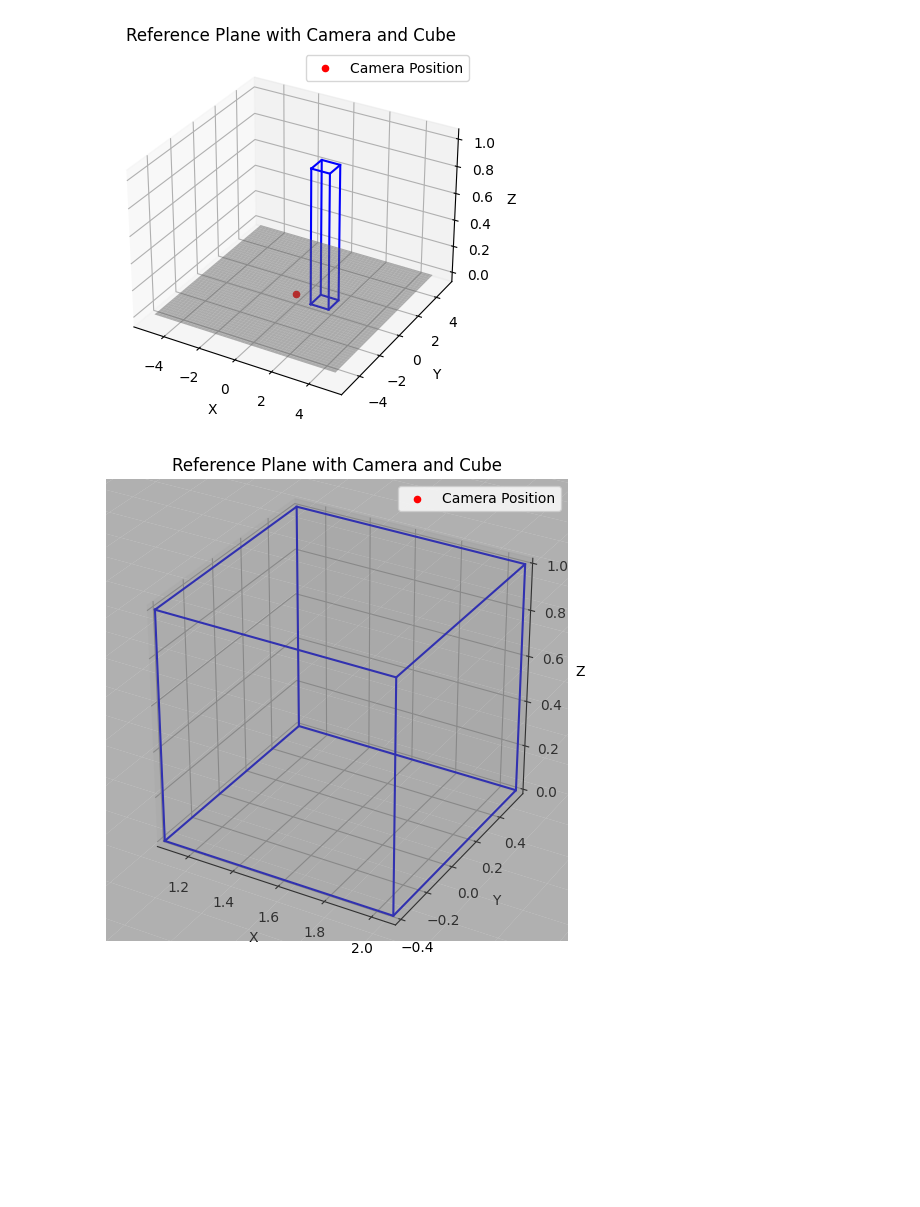
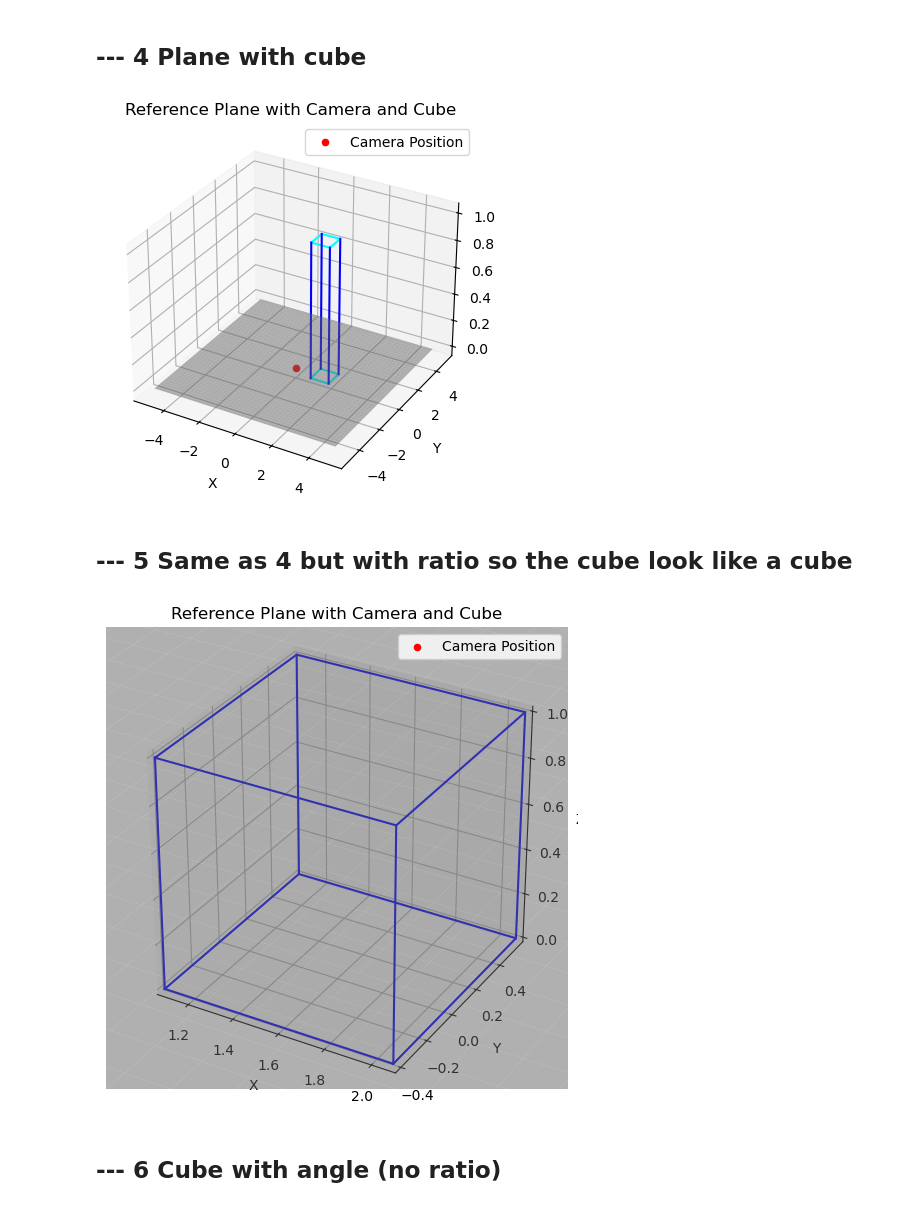
Before and after one commit to Talick123/Advanced_Python_Final_Project, a Jupyter notebook: FP.ipynb, the cells around one changed output. Cells and saved outputs as stored; diff of their text form; code cells hidden in the pictures; blank space fills up the shorter version.

```diff
--- a/FP.ipynb
+++ b/FP.ipynb
@@ -118,3 +124,5 @@ plt.show()
+# %% [markdown]
+## --- 4 Plane with cube
 # %%
 import numpy as np
 import matplotlib.pyplot as plt
@@ -154,35 +162,41 @@ cube_edges = [
     [cube_vertices[1], cube_vertices[5]],
     [cube_vertices[2], cube_vertices[6]],
     [cube_vertices[3], cube_vertices[7]]
 ]
 
 # Plot the reference plane
 fig = plt.figure()
 ax = fig.add_subplot(111, projection='3d')
 ax.plot_surface(plane_x, plane_y, plane_z, color='gray', alpha=0.5)  # Reference plane
 
 # Plot the cube edges
 for edge in cube_edges:
-    ax.plot3D(*zip(*edge), color='blue')
+    # noga
+    if (len(edge)) > 2:
+        ax.plot3D(*zip(*edge), color='cyan')
+    else:
+        ax.plot3D(*zip(*edge), color='blue')
 
 # Plot the camera position
 ax.scatter(camera_pos[0], camera_pos[1], camera_pos[2], color='red', label='Camera Position')
 
 # Set axis labels
 ax.set_xlabel('X')
 ax.set_ylabel('Y')
 ax.set_zlabel('Z')
 
 # Set plot title
 plt.title('Reference Plane with Camera and Cube')
 
 # Add a legend
 plt.legend()
 
 # Show plot
 plt.show()
 # %% [output]
-[figure, old version]
+[figure, new version]
+# %% [markdown]
+## --- 5 Same as 4 but with ratio so the cube look like a cube
 # %%
 import numpy as np
 import matplotlib.pyplot as plt
@@ -257,7 +271,9 @@ plt.legend()
 # Show plot
 plt.show()
 # %% [output]
-[figure, old version]
+[figure, new version]
+# %% [markdown]
+## --- 6 Cube with angle (no ratio)
 # %%
 import numpy as np
 import matplotlib.pyplot as plt
```
Also changed, not shown: parts of 13 cells of this notebook.
